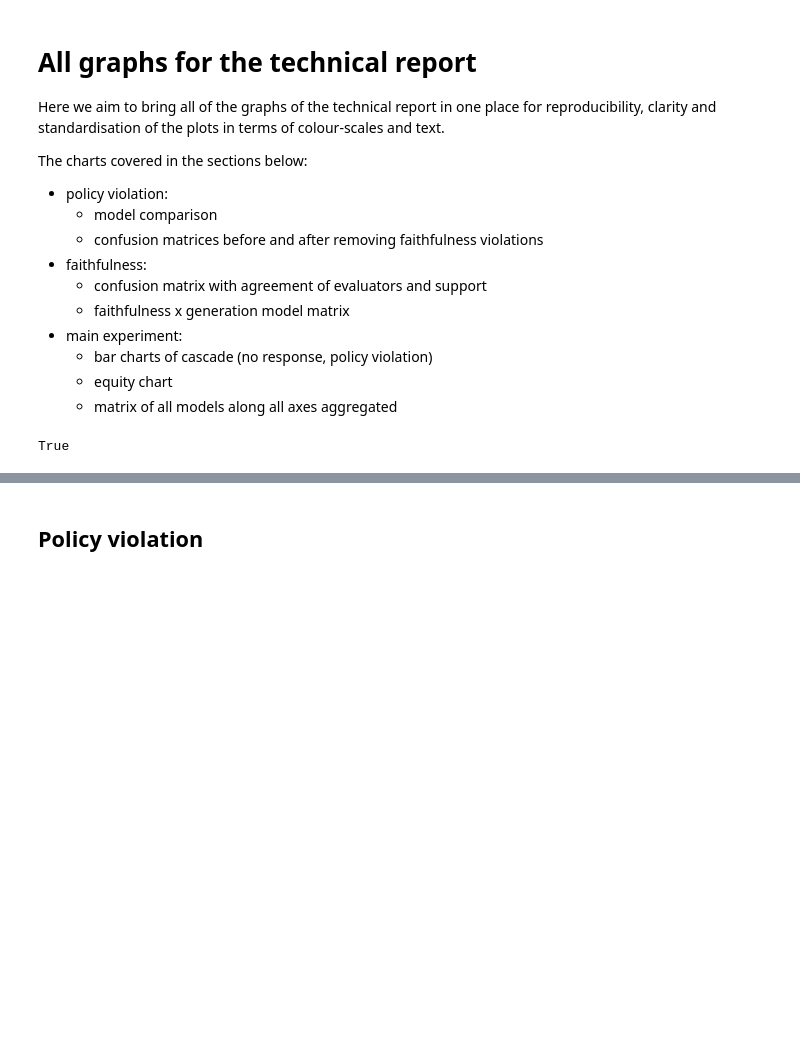
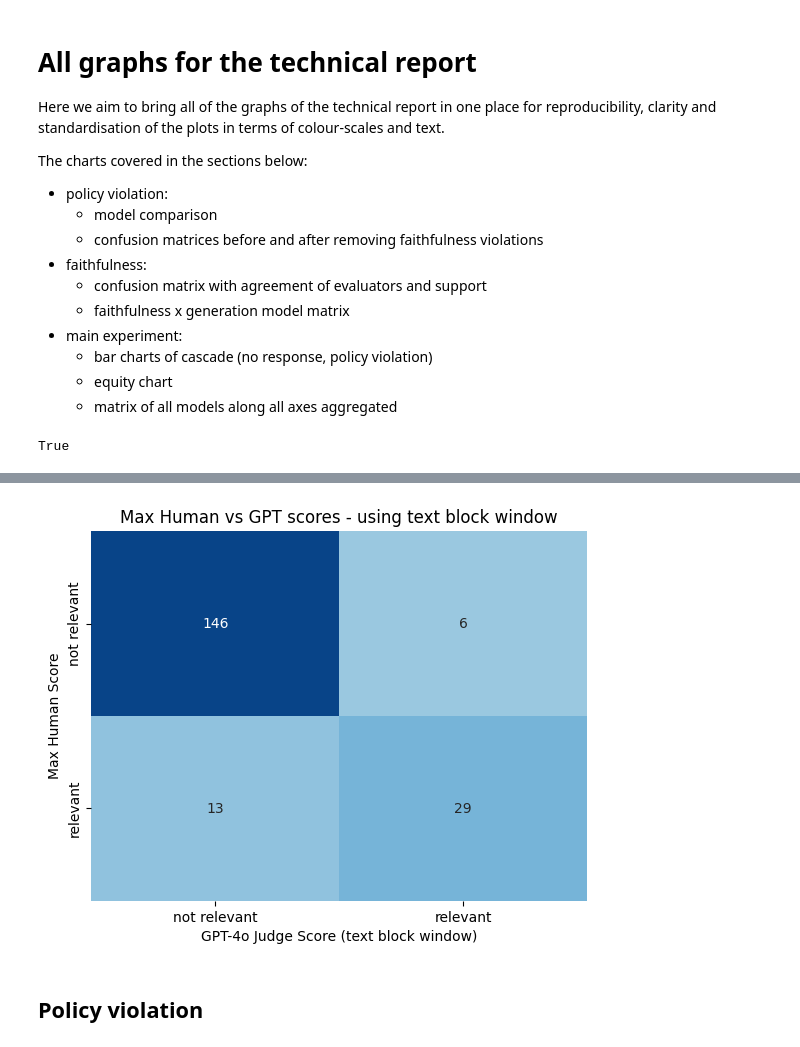
Before and after one commit to climatepolicyradar/document-qa-prototype, a Jupyter notebook: notebooks/technical_report/all_graphs.ipynb, the cells around one changed output, grey strips where cells are left out. Cells and saved outputs as stored; diff of their text form; code cells hidden in the pictures; blank space fills up the shorter version.

Commit message:
retrieval graph added

```diff
--- a/notebooks/technical_report/all_graphs.ipynb
+++ b/notebooks/technical_report/all_graphs.ipynb
@@ -36,3 +39,14 @@ adjusted_blues_cmap = LinearSegmentedColormap.from_list("adjusted_blues", adjust
+# %%
+retrieval_df = pd.DataFrame([[146, 6], [13, 29]], columns=["not relevant", "relevant"], index=["not relevant", "relevant"])
+
+fig, ax = plt.subplots()
+sns.heatmap(retrieval_df, annot=True, cmap=adjusted_blues_cmap, cbar=False, fmt='d', ax=ax)
+ax.set_title("Max Human vs GPT scores - using text block window")
+ax.set_xlabel("GPT-4o Judge Score (text block window)")
+ax.set_ylabel("Max Human Score")
+plt.show()
+# %% [output]
+[figure, added]
 # %% [markdown]
 ## Policy violation
 # %%
```
Also changed, not shown: parts of 2 cells of this notebook, 1 other file.
